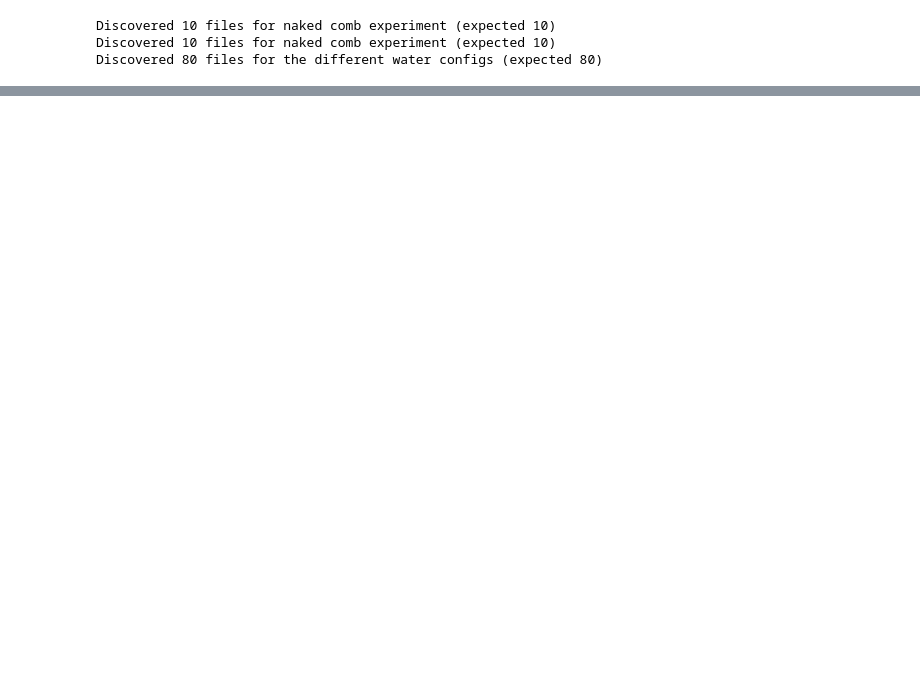
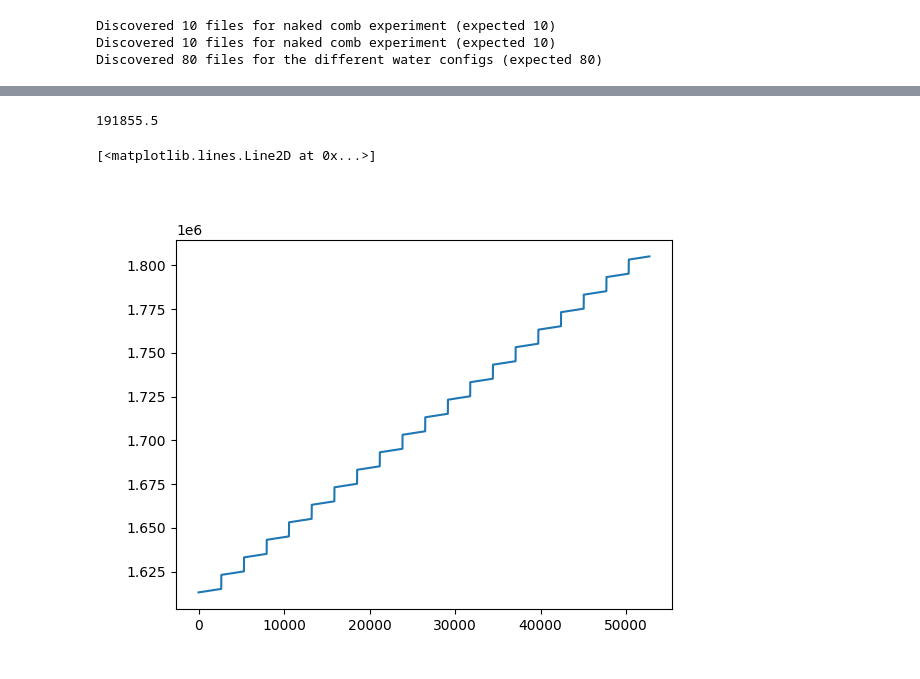
Before and after one commit to MBroisin/Experiments_processing, a Jupyter notebook: actiive_sensing_proto.ipynb, the cells around one changed output, grey strips where cells are left out. Saved outputs shown, nothing was run; the diff lists cells and outputs as text; code cells hidden in the pictures; blank space fills up the shorter version.

```diff
--- a/actiive_sensing_proto.ipynb
+++ b/actiive_sensing_proto.ipynb
@@ -123,3 +177,12 @@ exp_configs['files'][0]
+# %%
+# 15:50:09.037050 - 15:53:29.055110 = 3min20s = 200s = 20 tours de tous les accs
+print(data['data'][49][4]['Z']['t'][-1]-data['data'][49][4]['Z']['t'][0])
+matplotlib.pyplot.figure()
+matplotlib.pyplot.plot(range(len(data['data'][49][4]['Z']['t'])), data['data'][49][4]['Z']['t'])
+# %% [output]
+191855.5
+[<matplotlib.lines.Line2D at 0x...>]
+[figure, added]
 # %%
 # Data extraction : taking 4 mins for 144 files (1 regular day)
 # data = {}
```
Also changed, not shown: parts of 6 cells of this notebook, 8 other files.
